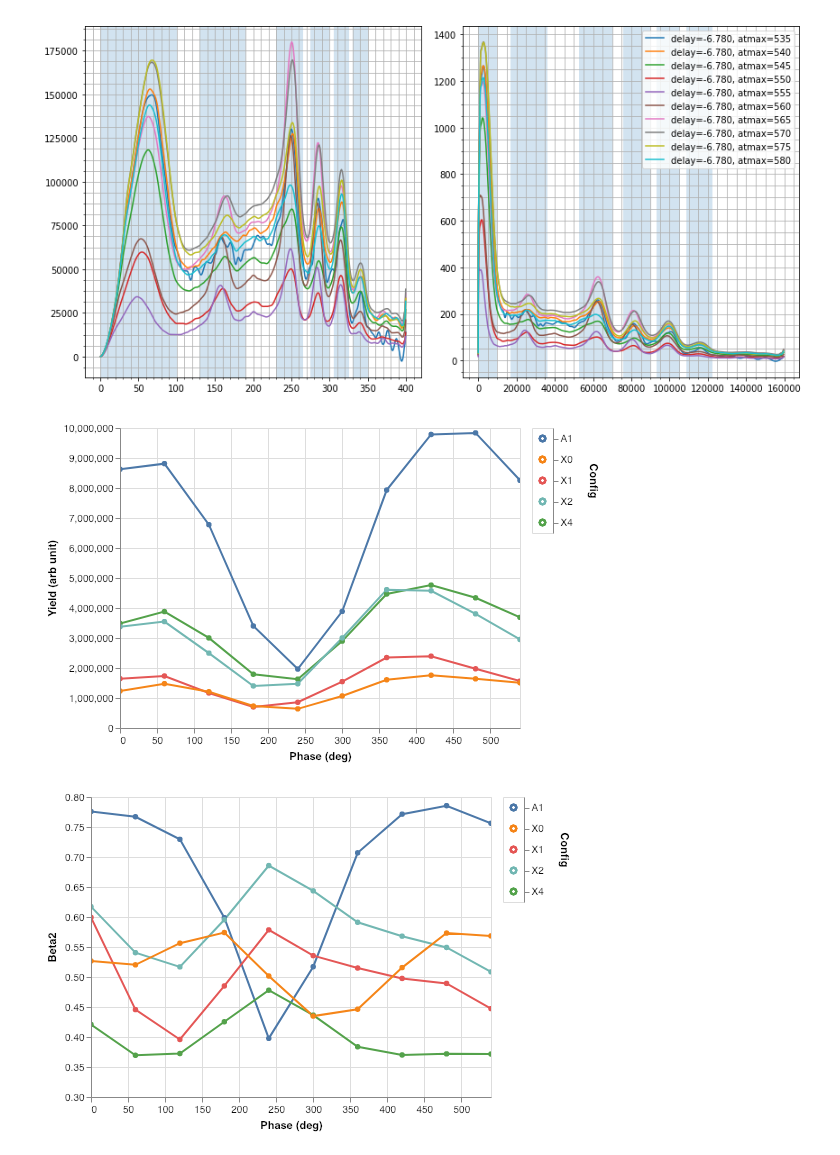
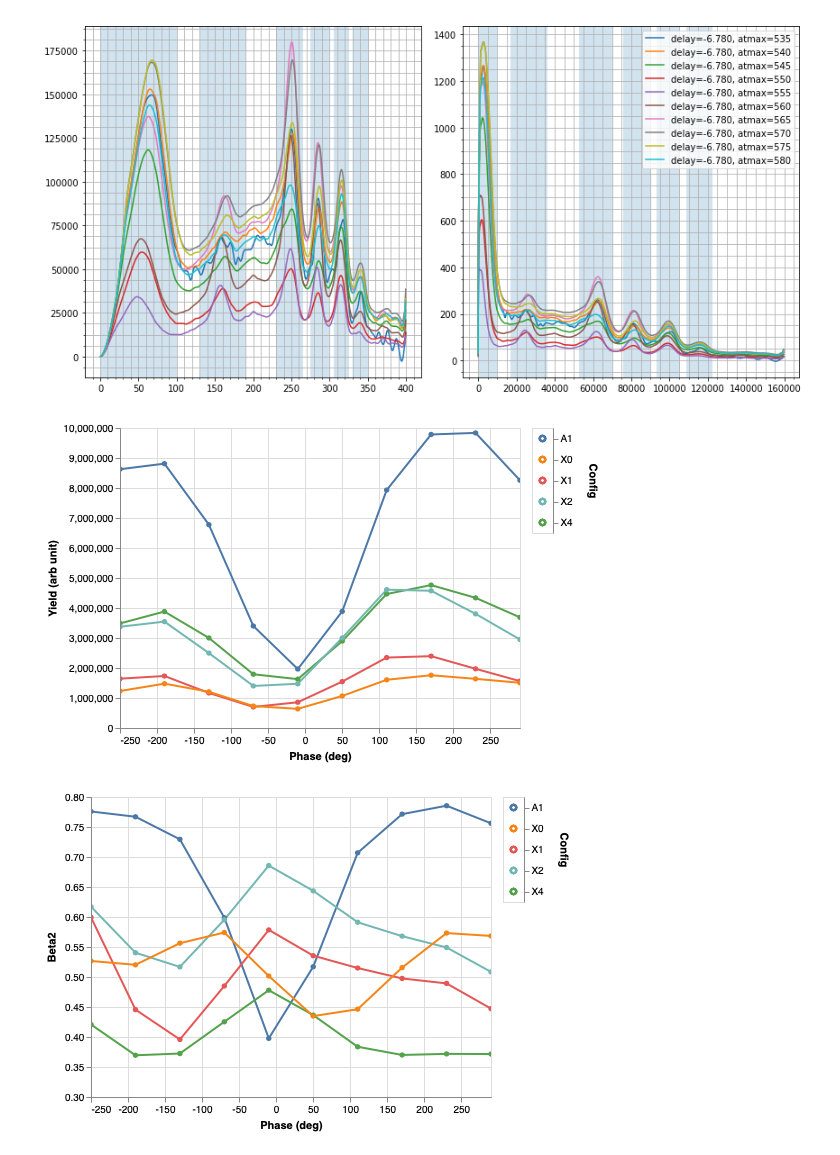
Before and after one commit to DaehyunPY/FERMI_20149100, a Jupyter notebook: Notebooks/Run #292--298; Phase scan of N2.ipynb, the cells around one changed output. Saved outputs shown, nothing was run; the diff lists cells and outputs as text; code cells hidden in the pictures.

```diff
--- a/Notebooks/Run #292--298; Phase scan of N2.ipynb
+++ b/Notebooks/Run #292--298; Phase scan of N2.ipynb
@@ -191,44 +191,45 @@ plt.show()
 # %% [output]
 [figure]
 # %%
-df["Phase (deg)"] = (df.index.to_frame()["atmax"] - 535) / 30 * 360
+df["Phase (deg)"] = (df.index.to_frame()["atmax"] - 535) / 30 * 360 - 250
 src = (
     df
     [[
         'Phase (deg)',
         'summed_a1_rdist',
         'summed_x4_rdist',
         'summed_x2_rdist',
         'summed_x1_rdist',
         'summed_x0_rdist',
     ]]
     .rename(columns={
         "summed_a1_rdist": "A1",
         "summed_x4_rdist": "X4",
         "summed_x2_rdist": "X2",
         "summed_x1_rdist": "X1",
         "summed_x0_rdist": "X0",
     })
-    .melt("Phase (deg)", var_name="Config", value_name="Yield")
+    .melt("Phase (deg)", var_name="Config", value_name="Yields")
 )
+src_yields = src.set_index(["Config", "Phase (deg)"])
 
 select = alt.selection_multi(fields=['Config'])
 color = alt.condition(select, alt.Color("Config:N", legend=None), alt.value('lightgray'))
 main = alt.Chart(src).mark_line(point=True).encode(
     alt.X("Phase (deg):Q", scale=alt.Scale(zero=False, nice=False)),
-    alt.Y("Yield:Q", title="Yield (arb unit)"),
+    alt.Y("Yields:Q", title="Yield (arb unit)"),
     color=color,
 ).interactive(bind_x=False)
 legend = alt.Chart(src).mark_point().encode(
     alt.Y("Config:N", axis=alt.Axis(orient="right")),
     color=color,
 ).add_selection(select)
 
 main | legend
 # %% [output]
-[figure, old version]
+[figure, new version]
 # %%
-df["Phase (deg)"] = (df.index.to_frame()["atmax"] - 535) / 30 * 360
+df["Phase (deg)"] = (df.index.to_frame()["atmax"] - 535) / 30 * 360 - 250
 src = (
     df
     [[
@@ -248,6 +249,7 @@ src = (
     })
     .melt("Phase (deg)", var_name="Config", value_name="Beta2")
 )
+src_beta2 = src.set_index(["Config", "Phase (deg)"])
 
 select = alt.selection_multi(fields=['Config'])
 color = alt.condition(select, alt.Color("Config:N", legend=None), alt.value('lightgray'))
@@ -263,5 +265,5 @@ legend = alt.Chart(src).mark_point().encode(
 
 main | legend
 # %% [output]
-[figure, old version]
+[figure, new version]
 # %%
```
Also changed, not shown: parts of 2 cells of this notebook.
